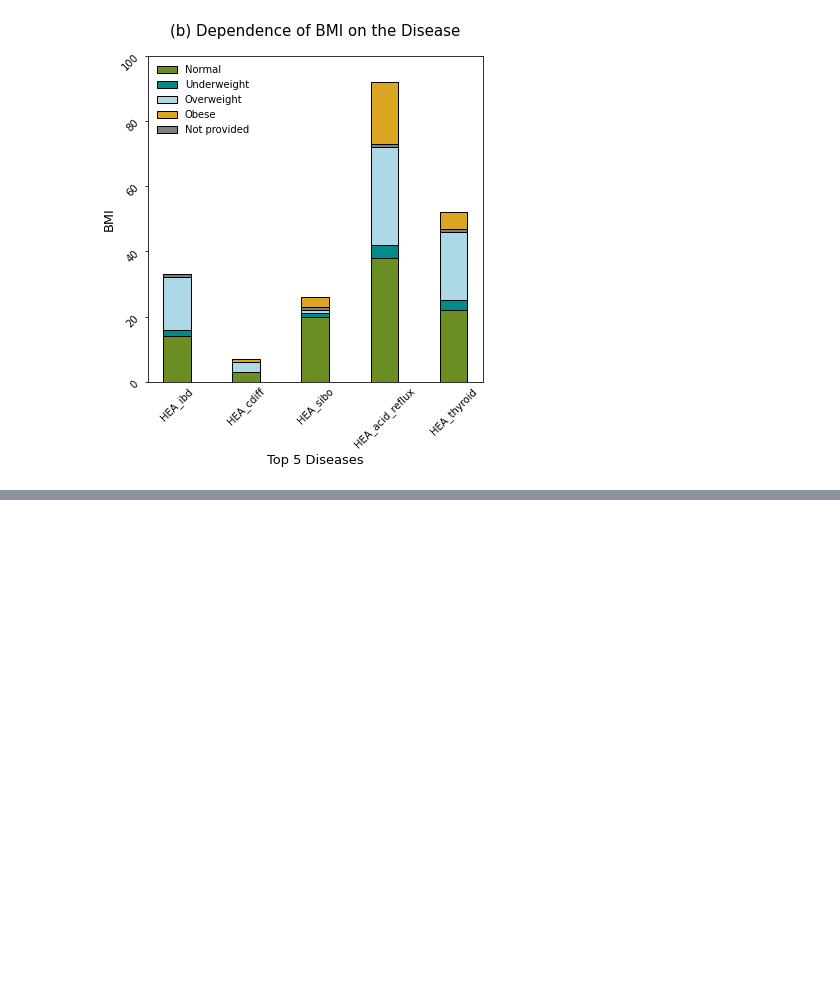
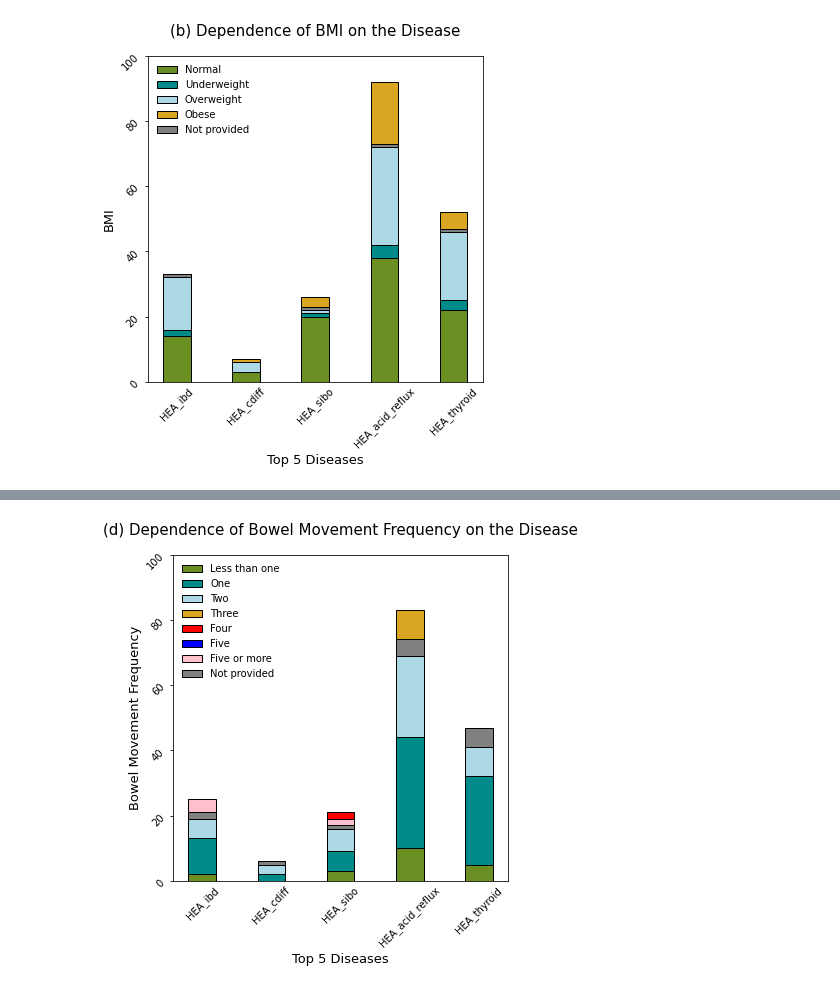
Before and after one commit to annawet/Poop-Power, a Jupyter notebook: w11_poop_visualization.ipynb, the cells around one changed output, grey strips where cells are left out. Drawn from its saved outputs; the diff is of its cells as text; code cells hidden in the pictures; blank space fills up the shorter version.

Commit message:
Bowel movement frequency

```diff
--- a/w11_poop_visualization.ipynb
+++ b/w11_poop_visualization.ipynb
@@ -481,0 +624,4 @@ plt.show()
+# %%
+datamf=[datamf1,datamf2,datamf3,datamf4,datamf5]
+dfmf=pd.DataFrame(datamf,columns=['Catamf','Less than one','One','Two','Three', 'Four', 'Five', 'Five or more','Not provided'])
+dfmf
@@ -481,0 +635,32 @@ plt.show()
+# %%
+x = dfmf['Catamf']
+y1 = dfmf['Less than one']
+y2 = dfmf['One']
+y3 =dfmf['Two']
+y4 =dfmf['Three']
+y5 =dfmf['Four']
+y6 =dfmf['Five']
+y7 =dfmf['Five or more']
+y8 =dfmf['Not provided']
+plt.figure(figsize=(6, 6))
+plt.bar(x,y1,width=0.4,label='Less than one',color='olivedrab',edgecolor='black')
+plt.bar(x,y2,width=0.4,bottom=y1,label='One',color='darkcyan',edgecolor='black')
+plt.bar(x,y3,width=0.4,bottom=y1+y2,label='Two',color='lightblue',edgecolor='black')
+plt.bar(x,y4,width=0.4,bottom=y1+y2+y3,label='Three',color='goldenrod',edgecolor='black')
+plt.bar(x,y5,width=0.4,bottom=y1+y2+y3,label='Four',color='red',edgecolor='black')
+plt.bar(x,y6,width=0.4,bottom=y1+y2+y3,label='Five',color='blue',edgecolor='black')
+plt.bar(x,y7,width=0.4,bottom=y1+y2+y3,label='Five or more',color='pink',edgecolor='black')
+plt.bar(x,y8,width=0.4,bottom=y1+y2+y3,label='Not provided',color='grey',edgecolor='black')
+
+plt.tick_params(axis='x',length=0)
+plt.yticks(rotation=45)
+plt.xticks(rotation=45)
+plt.ylim(0,100)
+
+plt.xlabel('Top 5 Diseases',fontsize=13)
+plt.ylabel('Bowel Movement Frequency',fontsize=13)
+plt.title('(d) Dependence of Bowel Movement Frequency on the Disease',fontsize=15, pad=20)
+plt.legend(loc=2,frameon=False,fontsize=10)
+plt.show()
+# %% [output]
+[figure, added]
```
Also changed, not shown: parts of 7 cells of this notebook.
